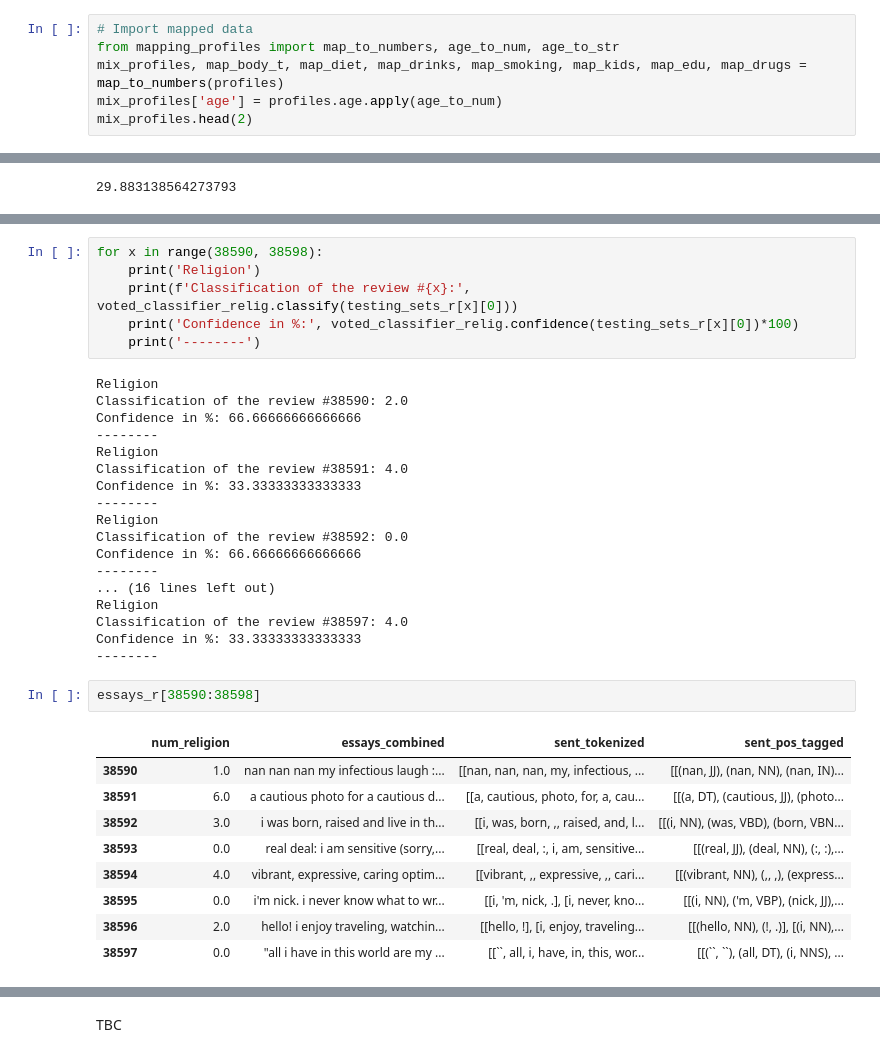
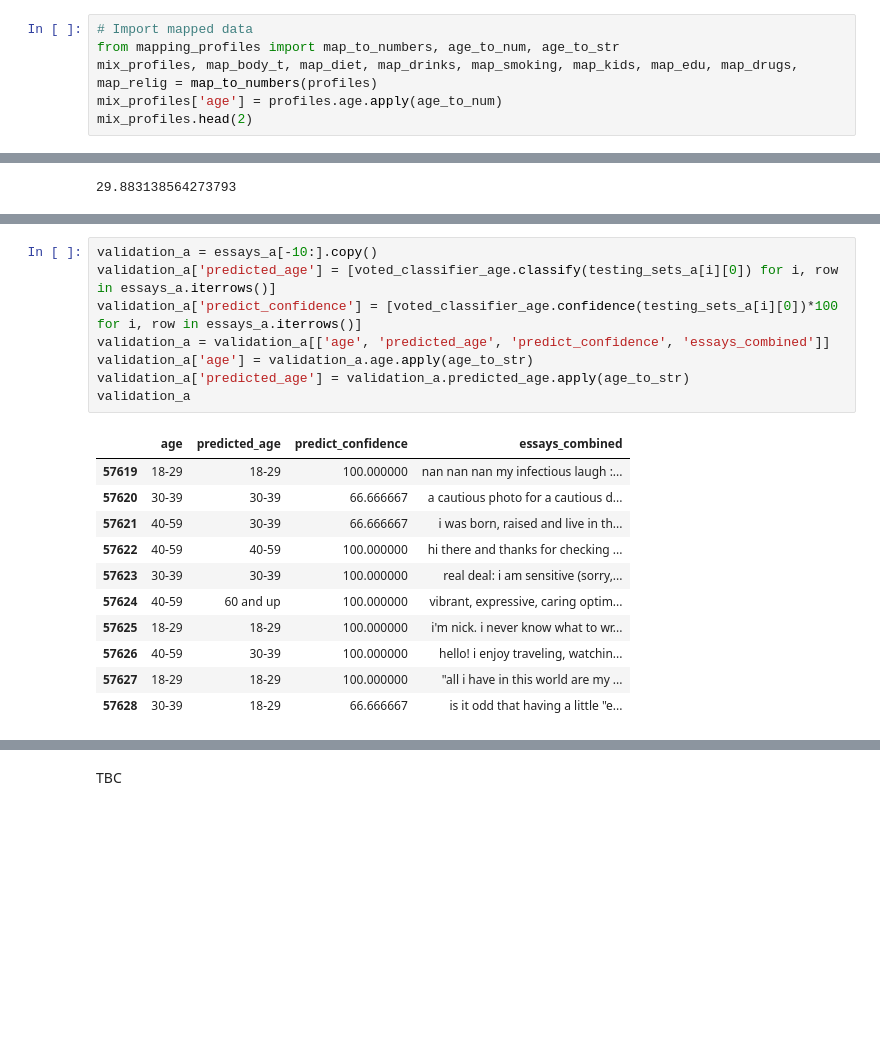
Before and after one commit to 3quetra/portfolio, a Jupyter notebook: ml/supervised_learning/dating_app_profiles_analysis.ipynb, the cells around one changed output, grey strips where cells are left out. Drawn from its saved outputs; the diff is of its cells as text; blank space fills up the shorter version.

```diff
--- a/ml/supervised_learning/dating_app_profiles_analysis.ipynb
+++ b/ml/supervised_learning/dating_app_profiles_analysis.ipynb
@@ -231,7 +251,7 @@ We'll map the following categorical variables to numbers: `body_type`, `diet`, `
 # %%
 # Import mapped data
 from mapping_profiles import map_to_numbers, age_to_num, age_to_str
-mix_profiles, map_body_t, map_diet, map_drinks, map_smoking, map_kids, map_edu, map_drugs = map_to_numbers(profiles)
+mix_profiles, map_body_t, map_diet, map_drinks, map_smoking, map_kids, map_edu, map_drugs, map_relig = map_to_numbers(profiles)
 mix_profiles['age'] = profiles.age.apply(age_to_num)
 mix_profiles.head(2)
 # %% [output]
@@ -831,36 +850,20 @@ essays_a[57620:57628]
-# %%
-for x in range(38590, 38598):
-    print('Religion')
-    print(f'Classification of the review #{x}:', voted_classifier_relig.classify(testing_sets_r[x][0]))
-    print('Confidence in %:', voted_classifier_relig.confidence(testing_sets_r[x][0])*100)
-    print('--------')
-# %% [output]
-Religion
-Classification of the review #38590: 2.0
-Confidence in %: 66.66666666666666
---------
-Religion
-Classification of the review #38591: 4.0
-Confidence in %: 33.33333333333333
---------
-Religion
-Classification of the review #38592: 0.0
-Confidence in %: 66.66666666666666
---------
-... (16 lines left out)
-Religion
-Classification of the review #38597: 4.0
-Confidence in %: 33.33333333333333
---------
-# %%
-essays_r[38590:38598]
-# %% [output]
-|  | num_religion | essays_combined | sent_tokenized | sent_pos_tagged |
-| 38590 | 1.0 | nan nan nan my infectious laugh :... | [[nan, nan, nan, my, infectious, ... | [[(nan, JJ), (nan, NN), (nan, IN)... |
-| 38591 | 6.0 | a cautious photo for a cautious d... | [[a, cautious, photo, for, a, cau... | [[(a, DT), (cautious, JJ), (photo... |
-| 38592 | 3.0 | i was born, raised and live in th... | [[i, was, born, ,, raised, and, l... | [[(i, NN), (was, VBD), (born, VBN... |
-| 38593 | 0.0 | real deal: i am sensitive (sorry,... | [[real, deal, :, i, am, sensitive... | [[(real, JJ), (deal, NN), (:, :),... |
-| 38594 | 4.0 | vibrant, expressive, caring optim... | [[vibrant, ,, expressive, ,, cari... | [[(vibrant, NN), (,, ,), (express... |
-| 38595 | 0.0 | i'm nick. i never know what to wr... | [[i, 'm, nick, .], [i, never, kno... | [[(i, NN), ('m, VBP), (nick, JJ),... |
-| 38596 | 2.0 | hello! i enjoy traveling, watchin... | [[hello, !], [i, enjoy, traveling... | [[(hello, NN), (!, .)], [(i, NN),... |
-| 38597 | 0.0 | "all i have in this world are my ... | [[``, all, i, have, in, this, wor... | [[(``, ``), (all, DT), (i, NNS), ... |
+# %%
+validation_a = essays_a[-10:].copy()
+validation_a['predicted_age'] = [voted_classifier_age.classify(testing_sets_a[i][0]) for i, row in essays_a.iterrows()]
+validation_a['predict_confidence'] = [voted_classifier_age.confidence(testing_sets_a[i][0])*100 for i, row in essays_a.iterrows()]
+validation_a = validation_a[['age', 'predicted_age', 'predict_confidence', 'essays_combined']]
+validation_a['age'] = validation_a.age.apply(age_to_str)
+validation_a['predicted_age'] = validation_a.predicted_age.apply(age_to_str)
+validation_a
+# %% [output]
+|  | age | predicted_age | predict_confidence | essays_combined |
+| 57619 | 18-29 | 18-29 | 100.000000 | nan nan nan my infectious laugh :... |
+| 57620 | 30-39 | 30-39 | 66.666667 | a cautious photo for a cautious d... |
+| 57621 | 40-59 | 30-39 | 66.666667 | i was born, raised and live in th... |
+| 57622 | 40-59 | 40-59 | 100.000000 | hi there and thanks for checking ... |
+| 57623 | 30-39 | 30-39 | 100.000000 | real deal: i am sensitive (sorry,... |
+| 57624 | 40-59 | 60 and up | 100.000000 | vibrant, expressive, caring optim... |
+| 57625 | 18-29 | 18-29 | 100.000000 | i'm nick. i never know what to wr... |
+| 57626 | 40-59 | 30-39 | 100.000000 | hello! i enjoy traveling, watchin... |
+| 57627 | 18-29 | 18-29 | 100.000000 | "all i have in this world are my ... |
+| 57628 | 30-39 | 18-29 | 66.666667 | is it odd that having a little "e... |
```
Also changed, not shown: parts of 23 cells of this notebook, 2 other files.
